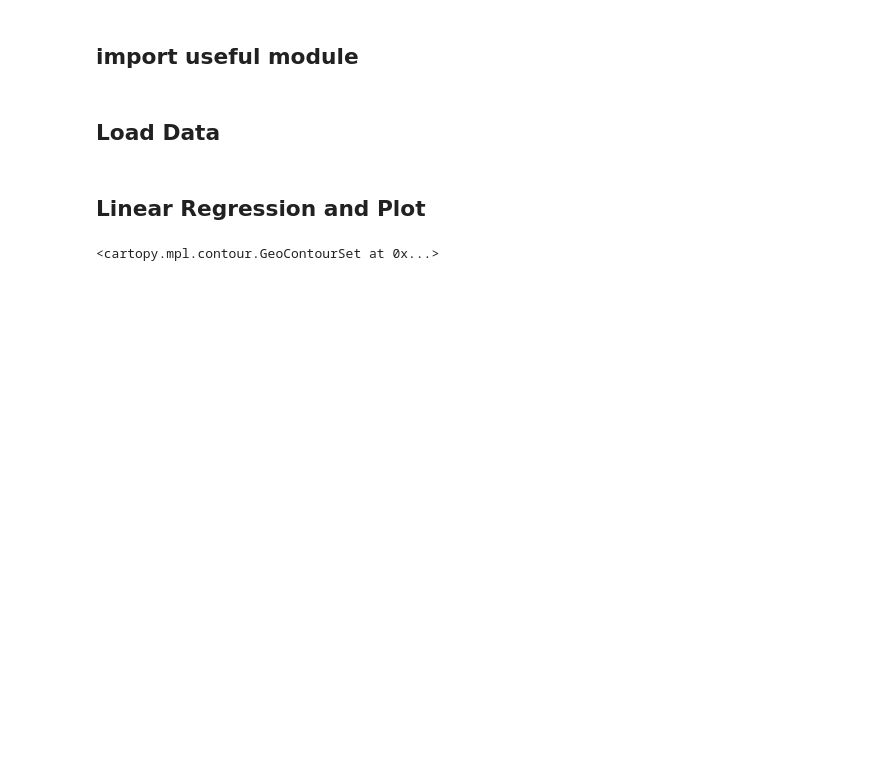
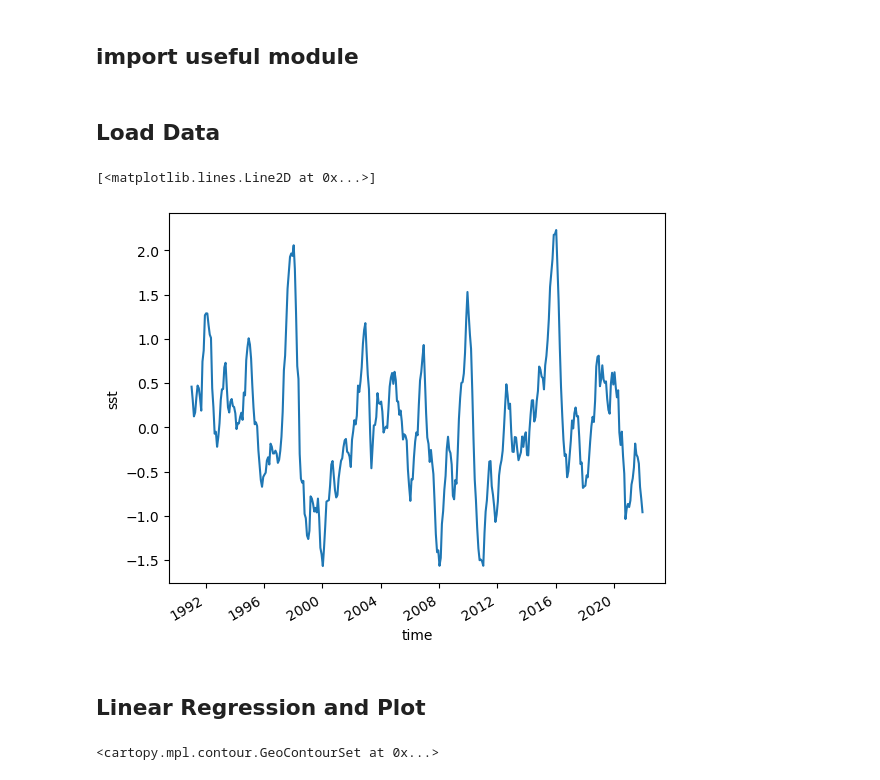
Before and after one commit to ZiluM/sacpy, a Jupyter notebook: docs/notebooks/QuickStart.ipynb, the cells around one changed output. Drawn from its saved outputs; the diff is of its cells as text; code cells hidden in the pictures; blank space fills up the shorter version.

```diff
--- a/docs/notebooks/QuickStart.ipynb
+++ b/docs/notebooks/QuickStart.ipynb
@@ -19,7 +20,10 @@ ssta = scp.get_anom(sst,method=0)
 # %%
 # get Nino3.4 Index
 Nino34 = ssta.loc[:,-5:5,190:240].mean(("lon","lat"))
-# Nino34.plot()
+Nino34.plot()
+# %% [output]
+[<matplotlib.lines.Line2D at 0x...>]
+[figure, added]
 # %% [markdown]
 ## Linear Regression and Plot
 # %%
```
Also changed, not shown: parts of 2 cells of this notebook, 12 other files.
